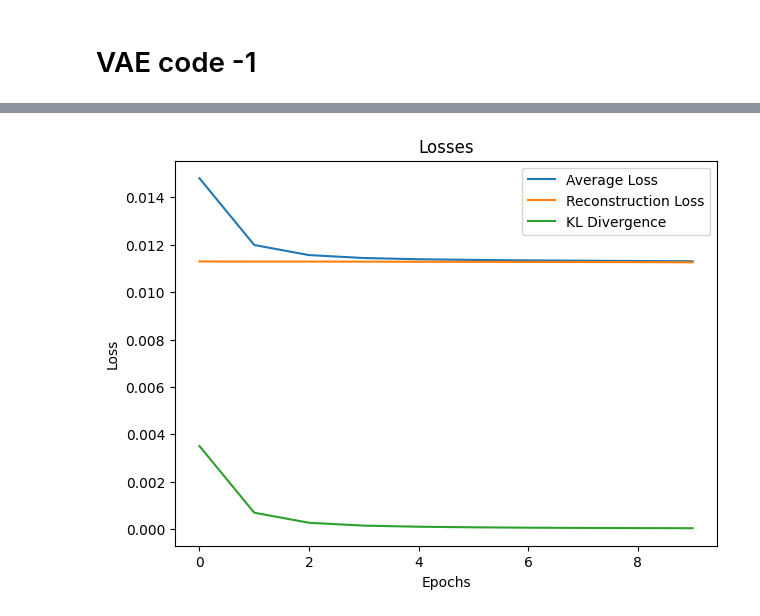
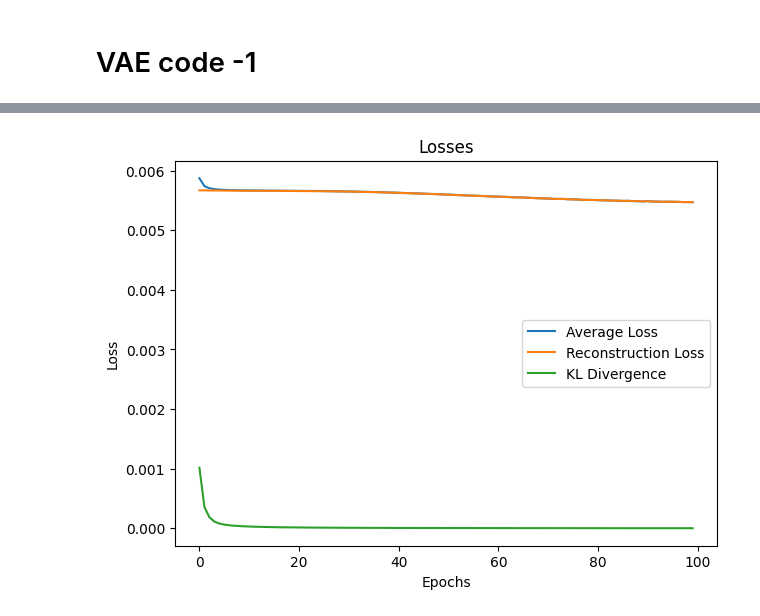
Before and after one commit to Nockda/dissertation, a Jupyter notebook: rl-baselines3-zoo-master/vae.ipynb, the cells around one changed output, grey strips where cells are left out. Saved outputs shown, nothing was run; the diff lists cells and outputs as text; code cells hidden in the pictures.

```diff
--- a/rl-baselines3-zoo-master/vae.ipynb
+++ b/rl-baselines3-zoo-master/vae.ipynb
@@ -92,9 +73,0 @@ len(flattened_tensor)
-# %%
-# Y Plot
-for i in range(1,len(flattened_tensor)):
-    plt.figure(figsize=(15,5))
-    plt.plot(flattened_tensor['Data'], flattened_tensor['Y{}'.format(i)], c='black')
-    plt.plot([0, flattened_tensor.shape[0]], [np.percentile(flattened_tensor['Y{}'.format(i)], 25), np.percentile(flattened_tensor['Y{}'.format(i)], 25)],c='red')
-    plt.plot([0, flattened_tensor.shape[0]], [np.percentile(flattened_tensor['Y{}'.format(i)], 75), np.percentile(flattened_tensor['Y{}'.format(i)], 75)],c='blue')
-    plt.title('Y{}'.format(i))
-    plt.show()
@@ -349,13 +318,13 @@ class Decoder(nn.Module):
         super(Decoder, self).__init__()
 
         self.decoder = nn.Sequential(
-            nn.Linear(latent_dim, hidden_dim1),
+            nn.Linear(latent_dim, hidden_dim3),
             nn.ReLU(),
-            nn.Linear(hidden_dim1, hidden_dim2),
+            nn.Linear(hidden_dim3, hidden_dim2),
             nn.ReLU(),
-            nn.Linear(hidden_dim2, hidden_dim3),
+            nn.Linear(hidden_dim2, hidden_dim1),
             nn.ReLU(),
-            nn.Linear(hidden_dim3, output_shape),
+            nn.Linear(hidden_dim1, output_shape),
         )
 
     def forward(self, z):
@@ -393,7 +362,7 @@ from torch.utils.data.dataset import random_split
 dataset = TensorDataset(combined_tensor.float())
 
 # Define the data loader
-batch_size = 256  # adjust as necessary
+batch_size = 512  # adjust as necessary
 
 # Split data into train, validation, and test
 train_size = int(0.7 * len(dataset))  # 70% for training
@@ -408,12 +377,13 @@ test_loader = DataLoader(test_dataset, batch_size=batch_size, shuffle=True)
 
 # Hyperparameters
 input_shape = combined_tensor.shape[1] * combined_tensor.shape[2]  # modify this to match your data
-hidden_dim1 = 128  # modify as needed
-hidden_dim2 = 256  # modify as needed
+hidden_dim1 = 24  # modify as needed
+hidden_dim2 = 128  # modify as needed
 hidden_dim3 = 512  # modify as needed
 latent_dim = 2  # modify as needed
-lr = 1e-5  # learning rate
-n_epochs = 10  # modify as needed
+lr = 5e-5  # learning rate
+n_epochs = 100  # modify as needed
+beta = 0.2
 
 # Model, optimizer, and loss function
 model = VAE(input_shape, hidden_dim1, hidden_dim2, hidden_dim3, latent_dim)
@@ -440,7 +410,7 @@ def train(epoch, model, optimizer, loss_fn, train_loader):
         # Loss: reconstruction loss + KL divergence
         recon_loss = loss_fn(reconstructed_batch, batch_data)
         kl_divergence = -0.5 * torch.sum(1 + log_var - mu.pow(2) - log_var.exp())
-        loss = recon_loss + kl_divergence
+        loss = recon_loss + beta*kl_divergence
 
         loss.backward()
         train_loss += loss.item()
@@ -494,4 +471,4 @@ plt.show()
-[figure, old version]
+[figure, new version]
 # %%
 def evaluate(model, loss_fn, dataloader):
     model.eval()
```
Also changed, not shown: parts of 35 cells of this notebook, 38 other files.
